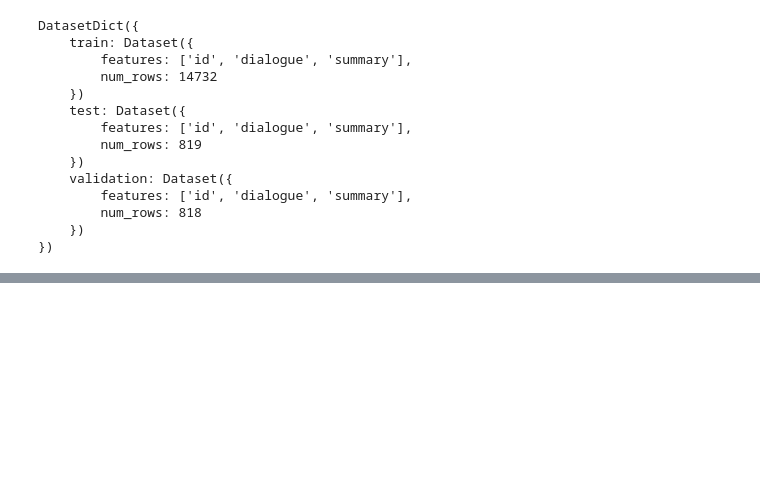
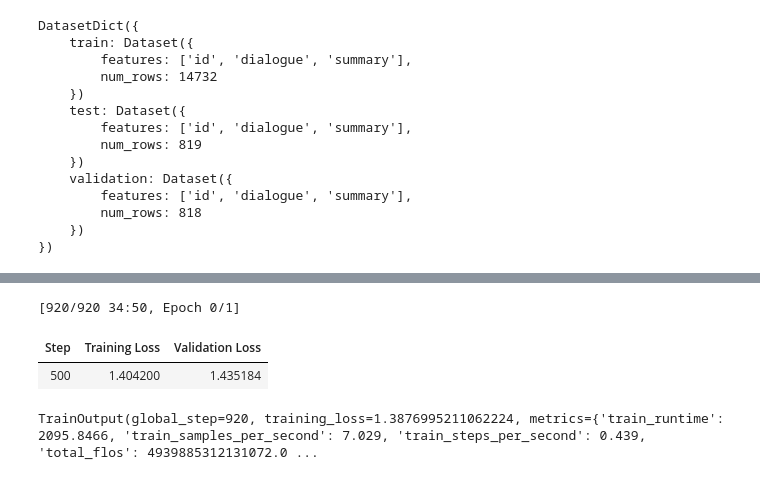
Before and after one commit to abdulghaffaransari/SummarizerPro-With-HuggingFace, a Jupyter notebook: Source.ipynb, the cells around one changed output, grey strips where cells are left out. Saved outputs shown, nothing was run; the diff lists cells and outputs as text; code cells hidden in the pictures; blank space fills up the shorter version.

```diff
--- a/Source.ipynb
+++ b/Source.ipynb
@@ -126,0 +172,2 @@ DatasetDict({
+# %%
+dataset_samsum_pt = dataset_samsum.map(convert_examples_to_features, batched = True)
@@ -126,0 +225,6 @@ DatasetDict({
+# %%
+# Training
+
+from transformers import DataCollatorForSeq2Seq
+
+seq2seq_data_collator = DataCollatorForSeq2Seq(tokenizer, model=model)
@@ -126,0 +282,3 @@ DatasetDict({
+# %%
+trainer.train()
+# %% [output]
@@ -126,0 +286,4 @@ DatasetDict({
+[920/920 34:50, Epoch 0/1]
+| Step | Training Loss | Validation Loss |
+| 500 | 1.404200 | 1.435184 |
+TrainOutput(global_step=920, training_loss=1.3876995211062224, metrics={'train_runtime': 2095.8466, 'train_samples_per_second': 7.029, 'train_steps_per_second': 0.439, 'total_flos': 4939885312131072.0 ...
```
Also changed, not shown: parts of 25 cells of this notebook.
